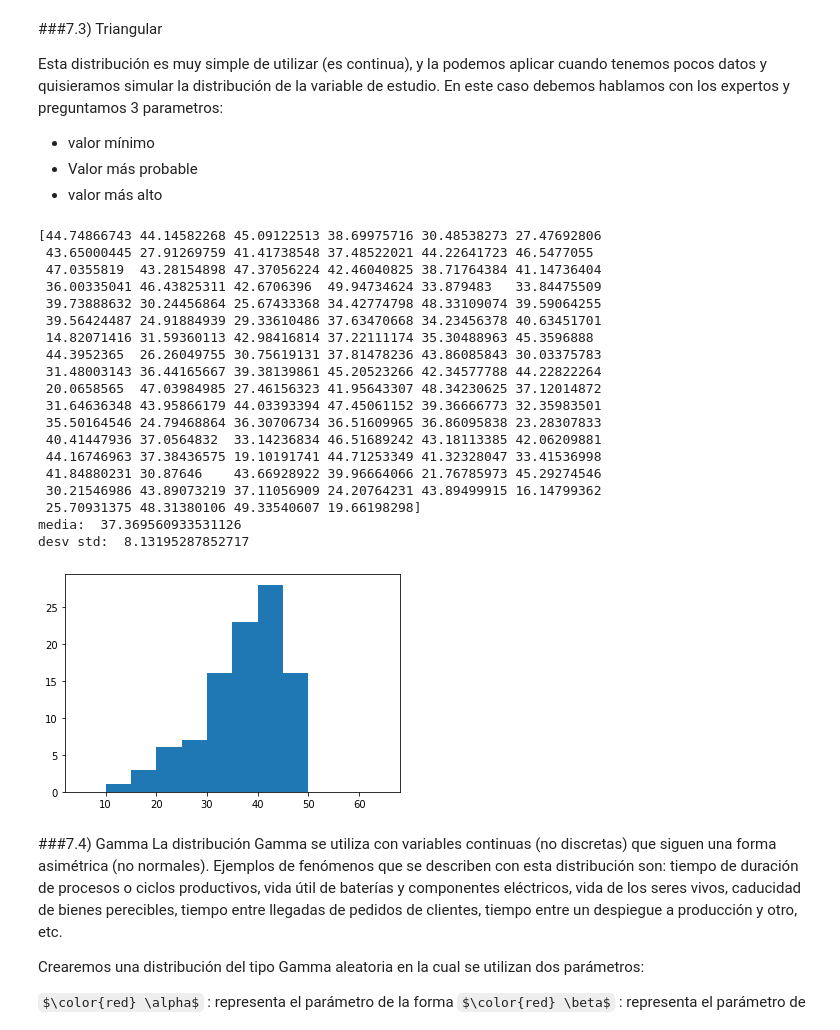
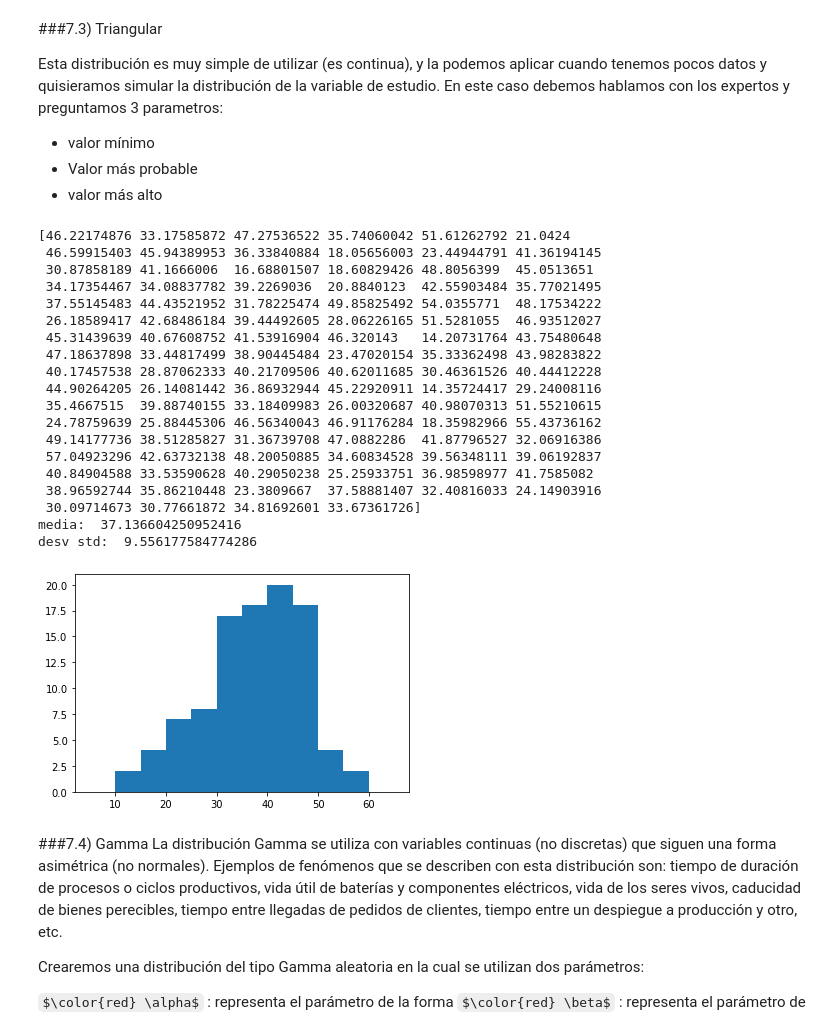
Before and after one commit to robertomoragad/Estadistica, a Jupyter notebook: 101_Estadistica_en_la_Nube.ipynb, the cells around one changed output. Drawn from its saved outputs; the diff is of its cells as text; code cells hidden in the pictures; some formulas as TeX source.

```diff
--- a/101_Estadistica_en_la_Nube.ipynb
+++ b/101_Estadistica_en_la_Nube.ipynb
@@ -481,44 +488,44 @@ Esta distribución es muy simple de utilizar (es continua), y la podemos aplicar
 # %%
 #Ejemplo queremos simular el tiempo de que esperan los clientes en el proceso de atención de una sucursal
 min= 12
 mp = 44 #mas probable
-max= 51
+max= 58
 size= 100
 
 tiempo = np.random.triangular(min, mp, max, size)
 print(tiempo)
 
 #luego graficamos un histograma
 plt.hist(tiempo, range(5, 70, 5)) #incoporamos rango
 plt.show
 
 #calcular media y sigma
 media= np.mean(tiempo)
 sigma= np.std(tiempo)
 
 print('media: ', media)
 print('desv std: ', sigma)
 # %% [output]
-[44.74866743 44.14582268 45.09122513 38.69975716 30.48538273 27.47692806
- 43.65000445 27.91269759 41.41738548 37.48522021 44.22641723 46.5477055
- 47.0355819  43.28154898 47.37056224 42.46040825 38.71764384 41.14736404
- 36.00335041 46.43825311 42.6706396  49.94734624 33.879483   33.84475509
- 39.73888632 30.24456864 25.67433368 34.42774798 48.33109074 39.59064255
- 39.56424487 24.91884939 29.33610486 37.63470668 34.23456378 40.63451701
- 14.82071416 31.59360113 42.98416814 37.22111174 35.30488963 45.3596888
- 44.3952365  26.26049755 30.75619131 37.81478236 43.86085843 30.03375783
- 31.48003143 36.44165667 39.38139861 45.20523266 42.34577788 44.22822264
- 20.0658565  47.03984985 27.46156323 41.95643307 48.34230625 37.12014872
- 31.64636348 43.95866179 44.03393394 47.45061152 39.36666773 32.35983501
- 35.50164546 24.79468864 36.30706734 36.51609965 36.86095838 23.28307833
- 40.41447936 37.0564832  33.14236834 46.51689242 43.18113385 42.06209881
- 44.16746963 37.38436575 19.10191741 44.71253349 41.32328047 33.41536998
- 41.84880231 30.87646    43.66928922 39.96664066 21.76785973 45.29274546
- 30.21546986 43.89073219 37.11056909 24.20764231 43.89499915 16.14799362
- 25.70931375 48.31380106 49.33540607 19.66198298]
-media:  37.369560933531126
-desv std:  8.13195287852717
+[46.22174876 33.17585872 47.27536522 35.74060042 51.61262792 21.0424
+ 46.59915403 45.94389953 36.33840884 18.05656003 23.44944791 41.36194145
+ 30.87858189 41.1666006  16.68801507 18.60829426 48.8056399  45.0513651
+ 34.17354467 34.08837782 39.2269036  20.8840123  42.55903484 35.77021495
+ 37.55145483 44.43521952 31.78225474 49.85825492 54.0355771  48.17534222
+ 26.18589417 42.68486184 39.44492605 28.06226165 51.5281055  46.93512027
+ 45.31439639 40.67608752 41.53916904 46.320143   14.20731764 43.75480648
+ 47.18637898 33.44817499 38.90445484 23.47020154 35.33362498 43.98283822
+ 40.17457538 28.87062333 40.21709506 40.62011685 30.46361526 40.44412228
+ 44.90264205 26.14081442 36.86932944 45.22920911 14.35724417 29.24008116
+ 35.4667515  39.88740155 33.18409983 26.00320687 40.98070313 51.55210615
+ 24.78759639 25.88445306 46.56340043 46.91176284 18.35982966 55.43736162
+ 49.14177736 38.51285827 31.36739708 47.0882286  41.87796527 32.06916386
+ 57.04923296 42.63732138 48.20050885 34.60834528 39.56348111 39.06192837
+ 40.84904588 33.53590628 40.29050238 25.25933751 36.98598977 41.7585082
+ 38.96592744 35.86210448 23.3809667  37.58881407 32.40816033 24.14903916
+ 30.09714673 30.77661872 34.81692601 33.67361726]
+media:  37.136604250952416
+desv std:  9.556177584774286
-[figure, old version]
+[figure, new version]
 # %% [markdown]
 ###7.4) Gamma
 La distribución Gamma se utiliza con variables continuas (no discretas) que siguen una forma asimétrica (no normales). Ejemplos de fenómenos que se describen con esta distribución son: tiempo de duración de procesos o ciclos productivos, vida útil de baterías y componentes eléctricos, vida de los seres vivos, caducidad de bienes perecibles, tiempo entre llegadas de pedidos de clientes, tiempo entre un despiegue a producción y otro, etc.
```
Also changed, not shown: parts of 28 cells of this notebook.
